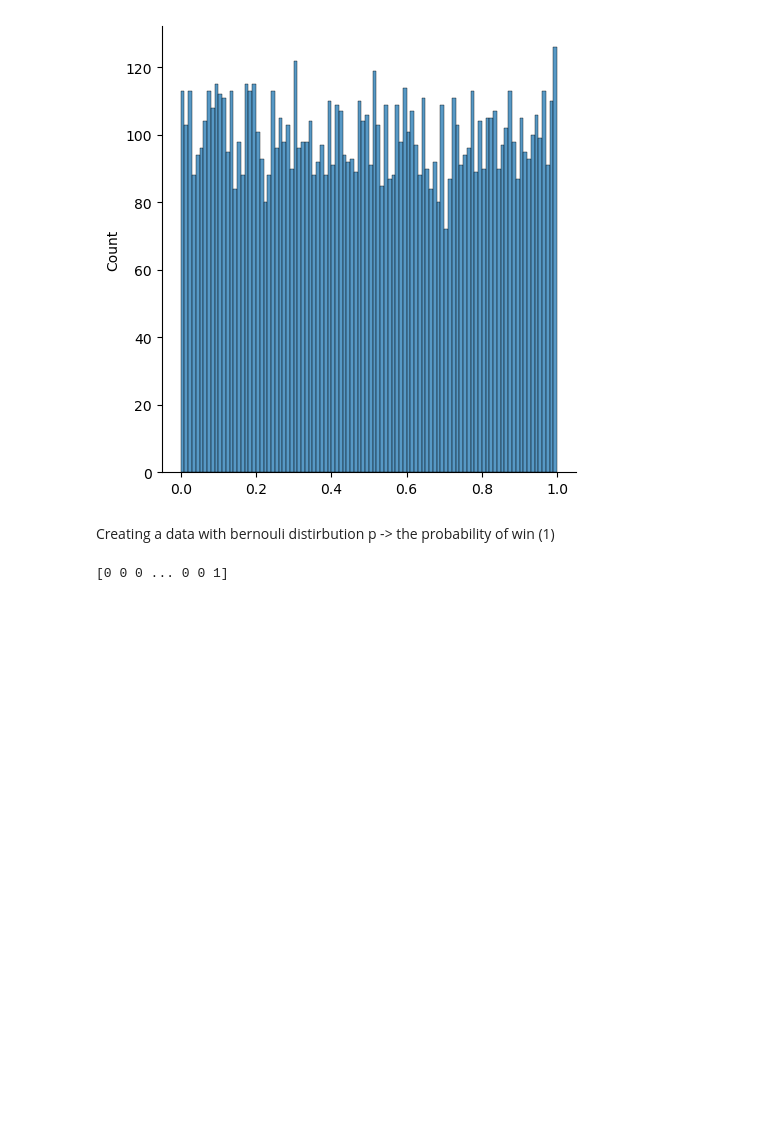
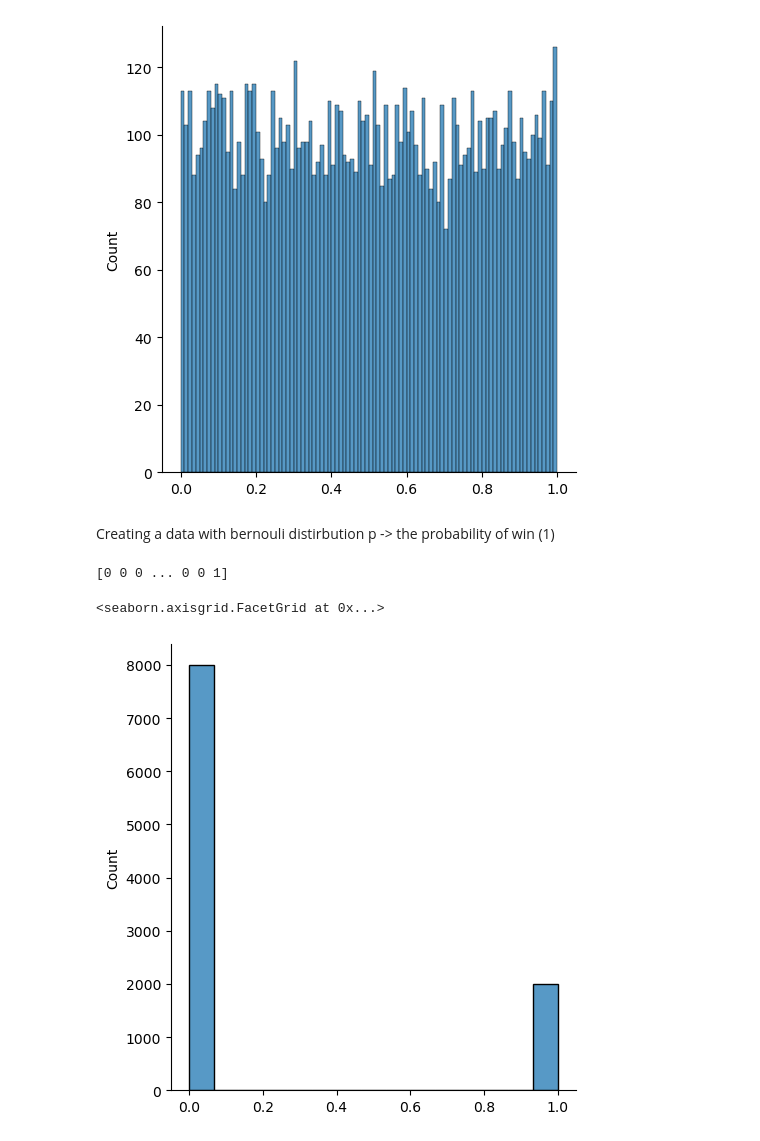
Before and after one commit to BeziKaviani/data-science-ml-learning-path, a Jupyter notebook: 02-descriptive-statistics/descriptive_methods.ipynb, the cells around one changed output. Drawn from its saved outputs; the diff is of its cells as text; code cells hidden in the pictures; blank space fills up the shorter version.

Commit message:
display bernouli data visually

```diff
--- a/02-descriptive-statistics/descriptive_methods.ipynb
+++ b/02-descriptive-statistics/descriptive_methods.ipynb
@@ -176,3 +176,8 @@ bernouli_data = sp.bernoulli.rvs(size=10000 ,p=0.2)
 print(bernouli_data)
 # %% [output]
 [0 0 0 ... 0 0 1]
+# %%
+sns.displot(bernouli_data)
+# %% [output]
+<seaborn.axisgrid.FacetGrid at 0x...>
+[figure, added]
```
